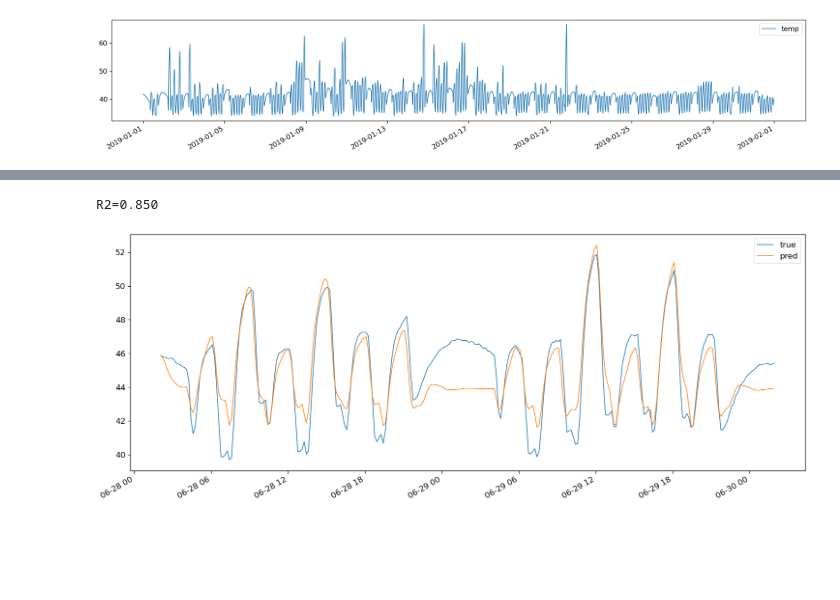
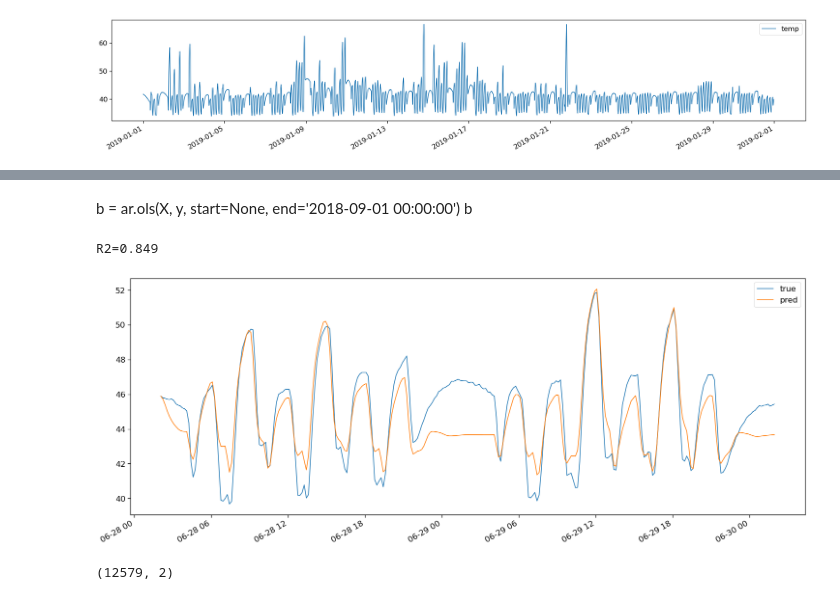
Before and after one commit to fonstelien/FYS-STK4155, a Jupyter notebook: project3/source/project3.ipynb, the cells around one changed output, grey strips where cells are left out. Saved outputs shown, nothing was run; the diff lists cells and outputs as text; code cells hidden in the pictures; blank space fills up the shorter version.

```diff
--- a/project3/source/project3.ipynb
+++ b/project3/source/project3.ipynb
@@ -61,22 +48,27 @@ array([[ 9.28098524e-01],
+# %% [markdown]
+b = ar.ols(X, y, start=None, end='2018-09-01 00:00:00')
+b
 # %%
+b = ar.ols(X, y, start=None, end='2018-08-01 00:00:00')
+
 start = '2018-06-28 02:00:00'
 end = '2018-12-29 22:00:00'
 end = np.datetime64(start) + np.timedelta64(2, 'D')
 
 y_true = y[start:end]
 y_pred = ar.evaluate(b, X, y[start:end]['temp'][0], start=start, end=end)
 
 fig, axes = plt.subplots(nrows=1, ncols=1, figsize=(25,10))
 ax = axes
 (y_true*s+u).plot(ax=ax)
 (y_pred*s+u).plot(ax=ax)
 
 r2 = skl.metrics.r2_score(y_true.between_time('04:00:00', '22:00:00'), y_pred.between_time('04:00:00', '22:00:00'))
 #r2 = skl.metrics.r2_score(y_true, y_pred)
 print(f'R2={r2:.3f}')
 
 ax.legend(['true', 'pred'])
 plt.show()
 # %% [output]
-R2=0.850
+R2=0.849
-[figure, old version]
+[figure, new version]
@@ -82,0 +77,12 @@ R2=0.850
+# %%
+start=None
+end='2018-09-01 00:00:00'
+X_train, y_train = X[start:end].to_numpy(), y[start:end].to_numpy()
+n, p = X_train.shape
+print((n, p))
+
+start='2018-08-01 00:00:00'
+end='2018-08-08 00:00:00'
+X_test, y_test = X[start:end].to_numpy(), y[start:end].to_numpy()
+# %% [output]
+(12579, 2)
```
Also changed, not shown: parts of 16 cells of this notebook, 1 other file.
